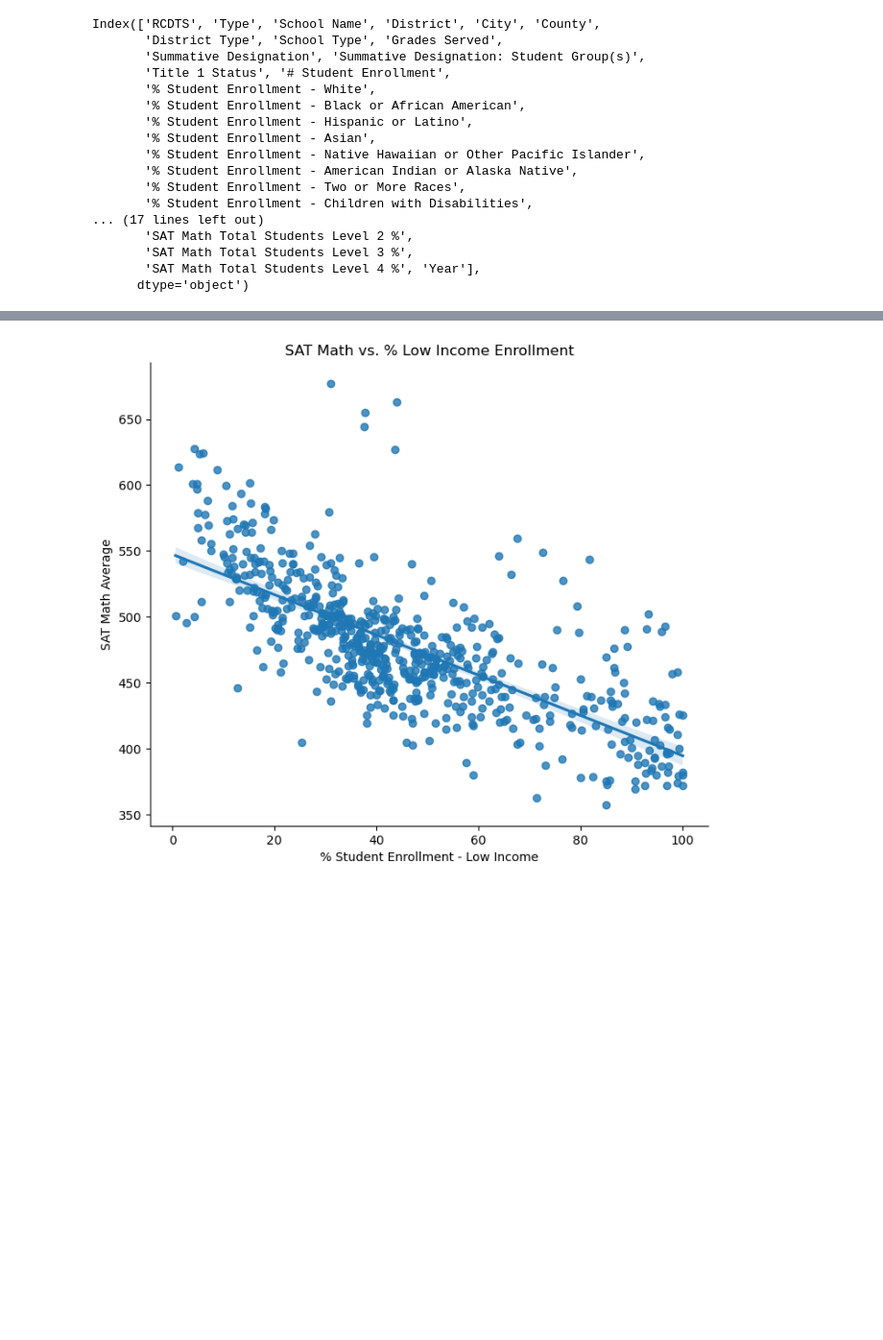
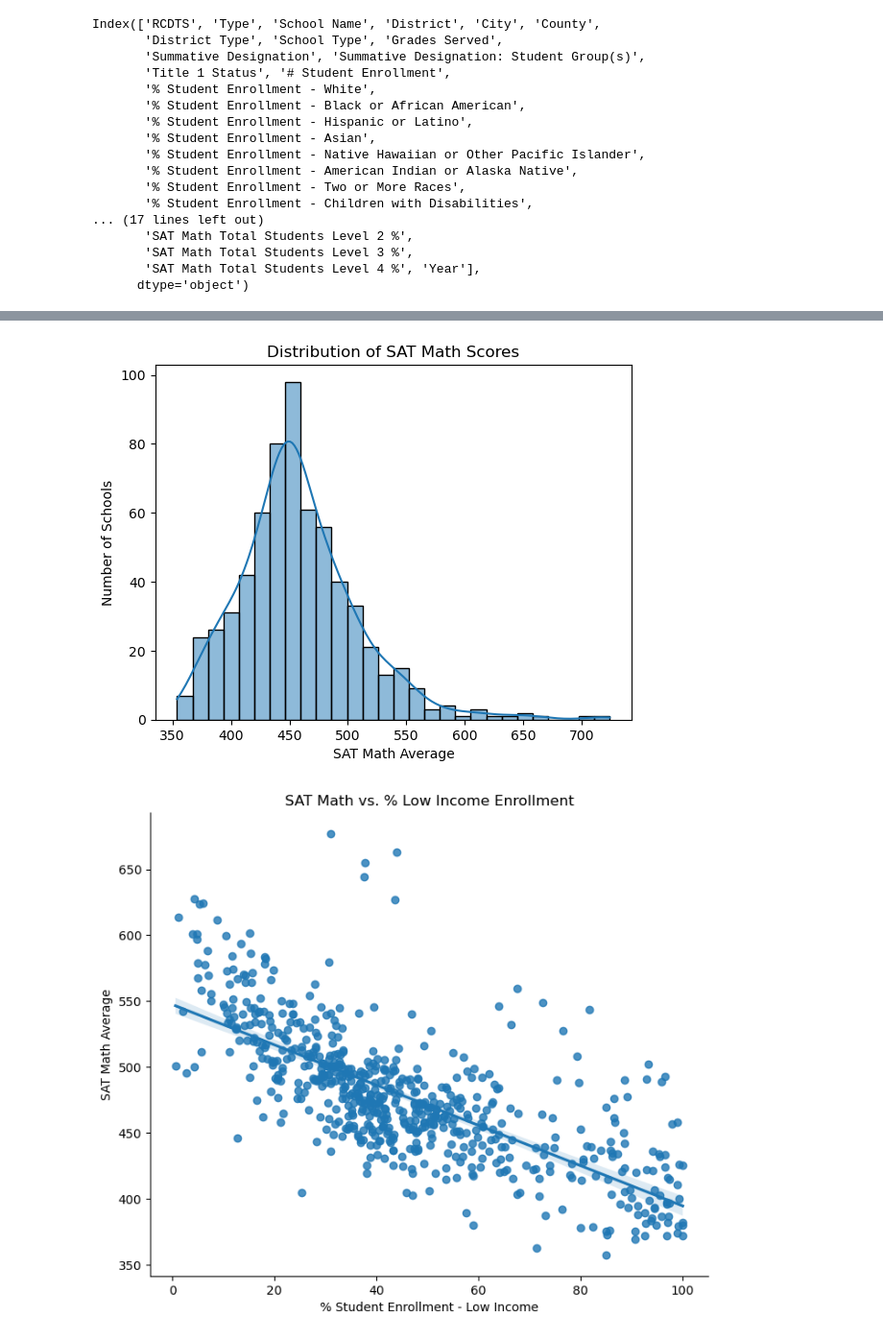
Before and after one commit to MCCamargo/math_ed_project, a Jupyter notebook: scripts/Illinois_model_training.ipynb, the cells around one changed output, grey strips where cells are left out. Shown at 96% size. Saved outputs shown, nothing was run; the diff lists cells and outputs as text; code cells hidden in the pictures; blank space fills up the shorter version.

```diff
--- a/scripts/Illinois_model_training.ipynb
+++ b/scripts/Illinois_model_training.ipynb
@@ -11,5 +12,10 @@ import numpy as np
 # %%
+#Import that data
 df19 = pd.read_csv("../data/IL19/IL19_Combined_Ed_Demographic.csv")
+df20 = pd.read_csv("../data/IL20/IL20_Combined_Ed_Demographic.csv")
+df21 = pd.read_csv("../data/IL21/IL21_Combined_Ed_Demographic.csv")
+df22 = pd.read_csv("../data/IL22/IL22_Combined_Ed_Demographic.csv")
+df23 = pd.read_csv("../data/IL23/IL23_Combined_Ed_Demographic.csv")
 df19.columns
 # %% [output]
 Index(['RCDTS', 'Type', 'School Name', 'District', 'City', 'County',
@@ -40,3 +89,11 @@ plt.show()
+# %%
+sns.histplot(df22['SAT Math Average'], kde=True)
+plt.title("Distribution of SAT Math Scores")
+plt.xlabel("SAT Math Average")
+plt.ylabel("Number of Schools")
+plt.show()
+# %% [output]
+[figure, added]
 # %%
 sns.lmplot(data=df19, x='% Student Enrollment - Low Income', y='SAT Math Average', height=6, aspect=1.2)
 plt.title("SAT Math vs. % Low Income Enrollment")
```
Also changed, not shown: parts of 25 cells of this notebook, 3 other files.
